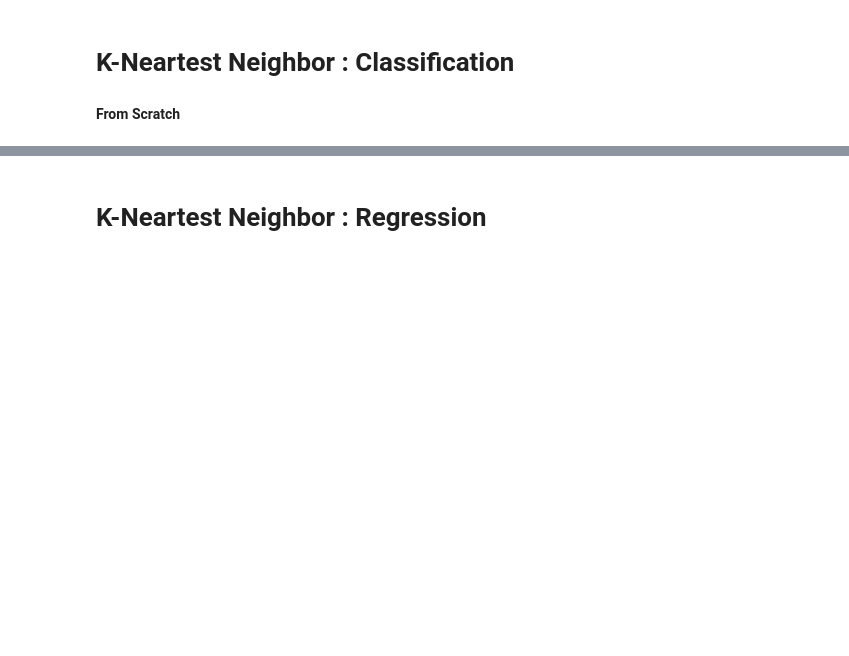
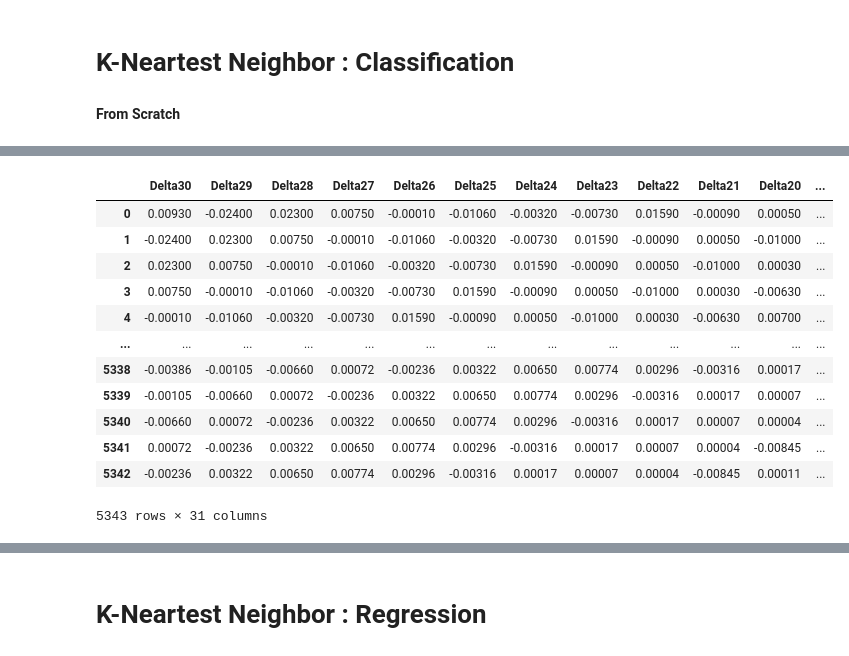
Before and after one commit to RTae/AI102, a Jupyter notebook: week1/AI102_Week1.ipynb, the cells around one changed output, grey strips where cells are left out. Saved outputs shown, nothing was run; the diff lists cells and outputs as text; code cells hidden in the pictures; blank space fills up the shorter version.

```diff
--- a/week1/AI102_Week1.ipynb
+++ b/week1/AI102_Week1.ipynb
@@ -81,0 +190,16 @@ print(pd.DataFrame(class_Target))
+# %%
+data
+# %% [output]
+|  | Delta30 | Delta29 | Delta28 | Delta27 | Delta26 | Delta25 | Delta24 | Delta23 | Delta22 | Delta21 | Delta20 | ... |
+| 0 | 0.00930 | -0.02400 | 0.02300 | 0.00750 | -0.00010 | -0.01060 | -0.00320 | -0.00730 | 0.01590 | -0.00090 | 0.00050 | ... |
+| 1 | -0.02400 | 0.02300 | 0.00750 | -0.00010 | -0.01060 | -0.00320 | -0.00730 | 0.01590 | -0.00090 | 0.00050 | -0.01000 | ... |
+| 2 | 0.02300 | 0.00750 | -0.00010 | -0.01060 | -0.00320 | -0.00730 | 0.01590 | -0.00090 | 0.00050 | -0.01000 | 0.00030 | ... |
+| 3 | 0.00750 | -0.00010 | -0.01060 | -0.00320 | -0.00730 | 0.01590 | -0.00090 | 0.00050 | -0.01000 | 0.00030 | -0.00630 | ... |
+| 4 | -0.00010 | -0.01060 | -0.00320 | -0.00730 | 0.01590 | -0.00090 | 0.00050 | -0.01000 | 0.00030 | -0.00630 | 0.00700 | ... |
+| ... | ... | ... | ... | ... | ... | ... | ... | ... | ... | ... | ... | ... |
+| 5338 | -0.00386 | -0.00105 | -0.00660 | 0.00072 | -0.00236 | 0.00322 | 0.00650 | 0.00774 | 0.00296 | -0.00316 | 0.00017 | ... |
+| 5339 | -0.00105 | -0.00660 | 0.00072 | -0.00236 | 0.00322 | 0.00650 | 0.00774 | 0.00296 | -0.00316 | 0.00017 | 0.00007 | ... |
+| 5340 | -0.00660 | 0.00072 | -0.00236 | 0.00322 | 0.00650 | 0.00774 | 0.00296 | -0.00316 | 0.00017 | 0.00007 | 0.00004 | ... |
+| 5341 | 0.00072 | -0.00236 | 0.00322 | 0.00650 | 0.00774 | 0.00296 | -0.00316 | 0.00017 | 0.00007 | 0.00004 | -0.00845 | ... |
+| 5342 | -0.00236 | 0.00322 | 0.00650 | 0.00774 | 0.00296 | -0.00316 | 0.00017 | 0.00007 | 0.00004 | -0.00845 | 0.00011 | ... |
+5343 rows × 31 columns
```
Also changed, not shown: parts of 23 cells of this notebook.
